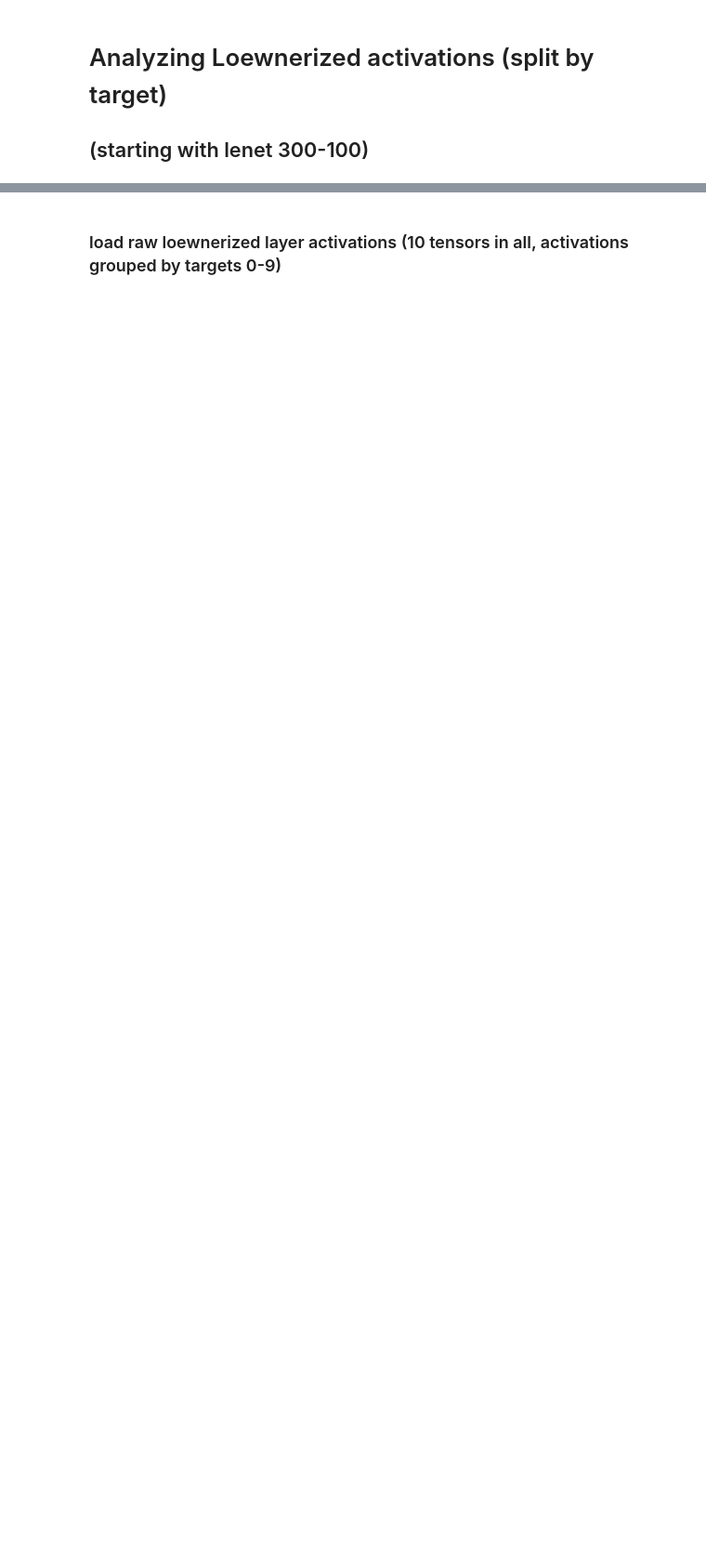
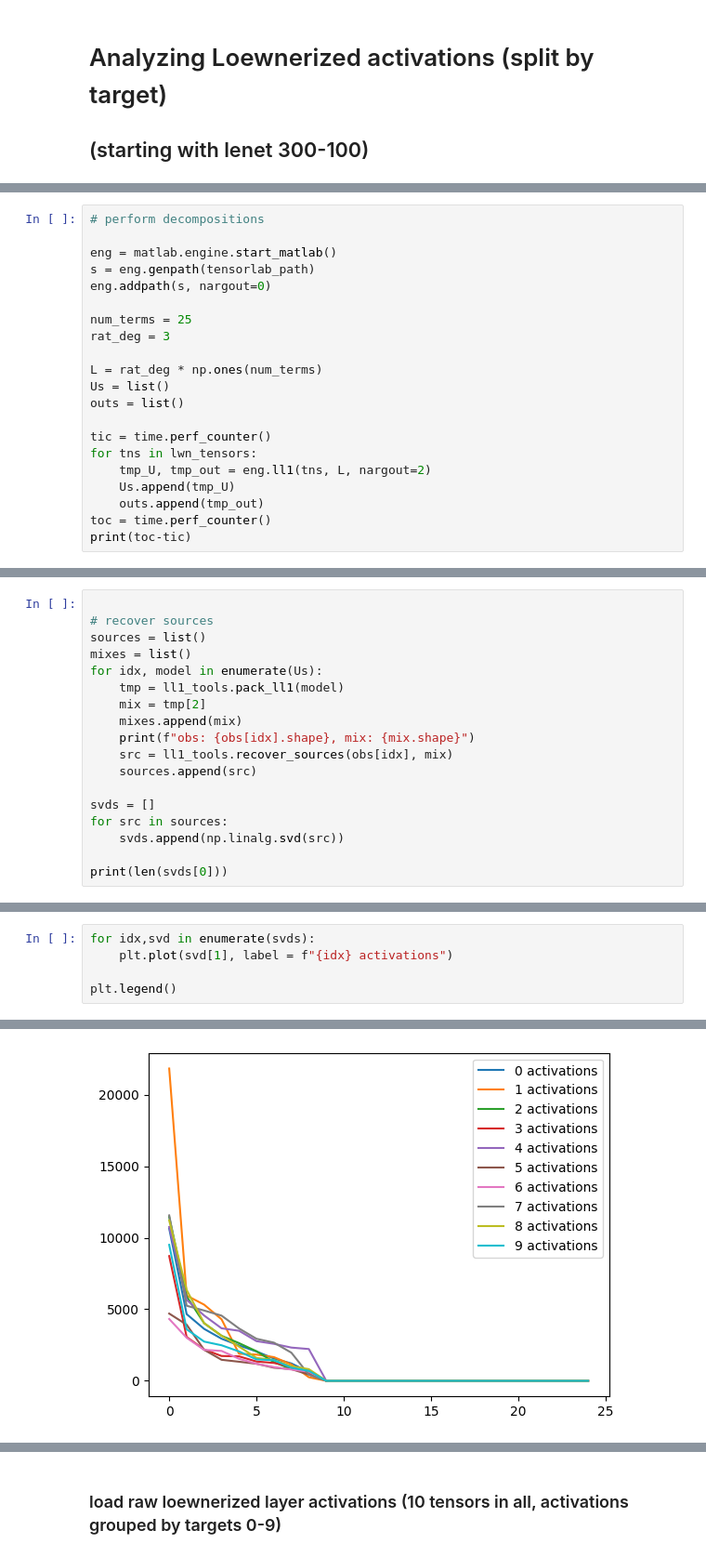
Before and after one commit to matthewmerris/TensorizedRatNets, a Jupyter notebook: notebooks/Analysis.ipynb, the cells around one changed output, grey strips where cells are left out. Shown: that part at 93% size. Cells and saved outputs as stored; diff of their text form; blank space fills up the shorter version.

```diff
--- a/notebooks/Analysis.ipynb
+++ b/notebooks/Analysis.ipynb
@@ -17,0 +69,21 @@ import ll1_tools
+# %%
+# perform decompositions
+
+eng = matlab.engine.start_matlab()
+s = eng.genpath(tensorlab_path)
+eng.addpath(s, nargout=0)
+
+num_terms = 25
+rat_deg = 3
+
+L = rat_deg * np.ones(num_terms)
+Us = list()
+outs = list()
+
+tic = time.perf_counter()
+for tns in lwn_tensors:
+    tmp_U, tmp_out = eng.ll1(tns, L, nargout=2)
+    Us.append(tmp_U)
+    outs.append(tmp_out)
+toc = time.perf_counter()
+print(toc-tic)
@@ -17,0 +111,18 @@ import ll1_tools
+# %%
+
+# recover sources
+sources = list()
+mixes = list()
+for idx, model in enumerate(Us):
+    tmp = ll1_tools.pack_ll1(model)
+    mix = tmp[2]
+    mixes.append(mix)
+    print(f"obs: {obs[idx].shape}, mix: {mix.shape}")
+    src = ll1_tools.recover_sources(obs[idx], mix)
+    sources.append(src)
+
+svds = []
+for src in sources:
+    svds.append(np.linalg.svd(src))
+
+print(len(svds[0]))
@@ -17,0 +141,6 @@ import ll1_tools
+# %%
+for idx,svd in enumerate(svds):
+    plt.plot(svd[1], label = f"{idx} activations")
+
+plt.legend()
+# %% [output]
@@ -17,0 +148 @@ import ll1_tools
+[figure, added]
```
Also changed, not shown: parts of 8 cells of this notebook.
